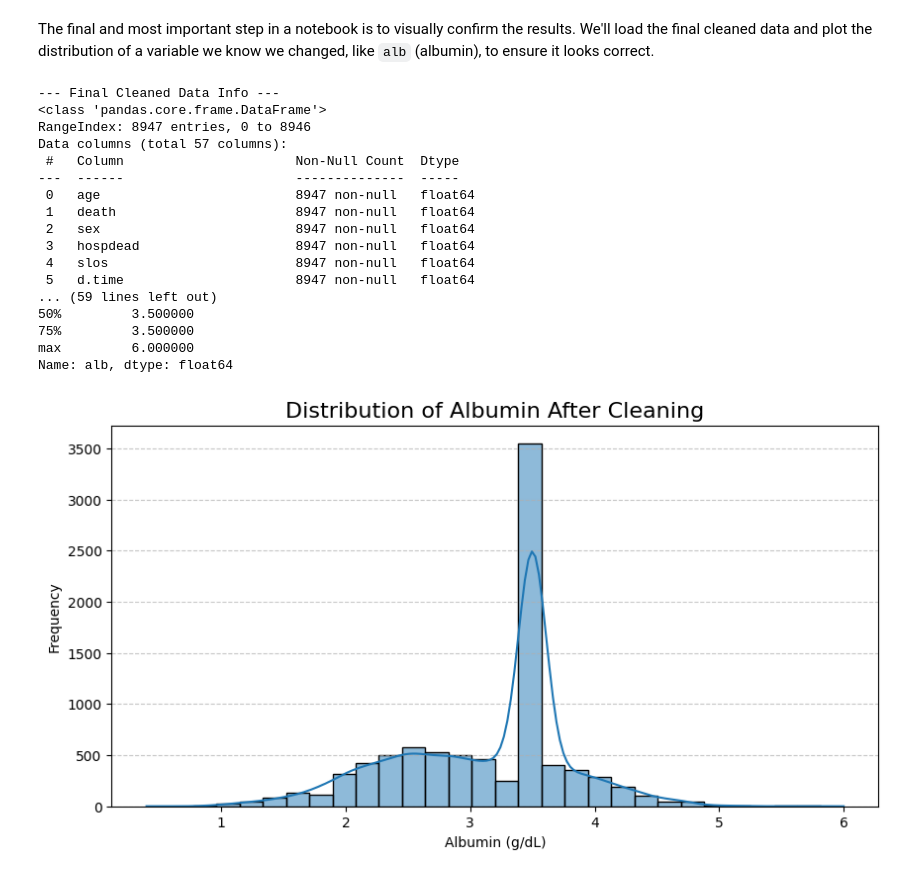
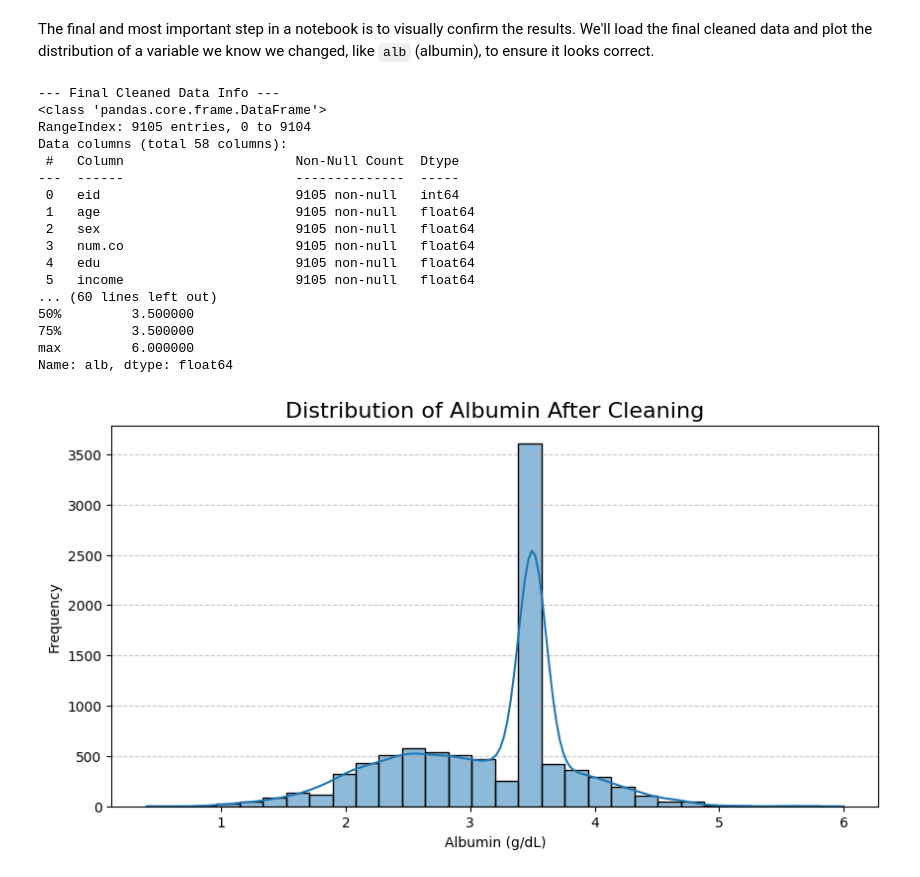
Before and after one commit to hsreedeth/ProjectMAIP, a Jupyter notebook: notebooks/02_Preprocessing.ipynb, the cells around one changed output. Drawn from its saved outputs; the diff is of its cells as text; code cells hidden in the pictures.

```diff
--- a/notebooks/02_Preprocessing.ipynb
+++ b/notebooks/02_Preprocessing.ipynb
@@ -92,42 +102,42 @@ QC Script Finished
 The final and most important step in a notebook is to visually confirm the results. We'll load the final cleaned data and plot the distribution of a variable we know we changed, like `alb` (albumin), to ensure it looks correct.
 # %%
 # Load the final, cleaned data
-final_df = pd.read_csv('../data/01_processed/support_preprocessed.csv')
+final_df = pd.read_csv('../data/01_processed/support_preprocessed_clean.csv')
 
 print("--- Final Cleaned Data Info ---")
 final_df.info()
 
 # Let's check the 'alb' column specifically
 print("-- Albumin (alb) Column Statistics After Cleaning ---")
 print(final_df['alb'].describe())
 
 # Plot the distribution to visually confirm the removal of impossible values
 plt.figure(figsize=(10, 5))
 sns.histplot(final_df['alb'], kde=True, bins=30)
 plt.title('Distribution of Albumin After Cleaning', fontsize=16)
 plt.xlabel('Albumin (g/dL)')
 plt.ylabel('Frequency')
 plt.grid(axis='y', linestyle='--', alpha=0.7)
 plt.show()
 # %% [output]
 --- Final Cleaned Data Info ---
 <class 'pandas.core.frame.DataFrame'>
-RangeIndex: 8947 entries, 0 to 8946
-Data columns (total 57 columns):
+RangeIndex: 9105 entries, 0 to 9104
+Data columns (total 58 columns):
  #   Column                      Non-Null Count  Dtype
 ---  ------                      --------------  -----
- 0   age                         8947 non-null   float64
- 1   death                       8947 non-null   float64
- 2   sex                         8947 non-null   float64
- 3   hospdead                    8947 non-null   float64
- 4   slos                        8947 non-null   float64
- 5   d.time                      8947 non-null   float64
-... (59 lines left out)
+ 0   eid                         9105 non-null   int64
+ 1   age                         9105 non-null   float64
+ 2   sex                         9105 non-null   float64
+ 3   num.co                      9105 non-null   float64
+ 4   edu                         9105 non-null   float64
+ 5   income                      9105 non-null   float64
+... (60 lines left out)
 50%         3.500000
 75%         3.500000
 max         6.000000
 Name: alb, dtype: float64
-[figure, old version]
+[figure, new version]
 # %%
 !python ../src/run_qc.py --visualize
 # %% [output]
```
Also changed, not shown: parts of 5 cells of this notebook, 1 other file.
